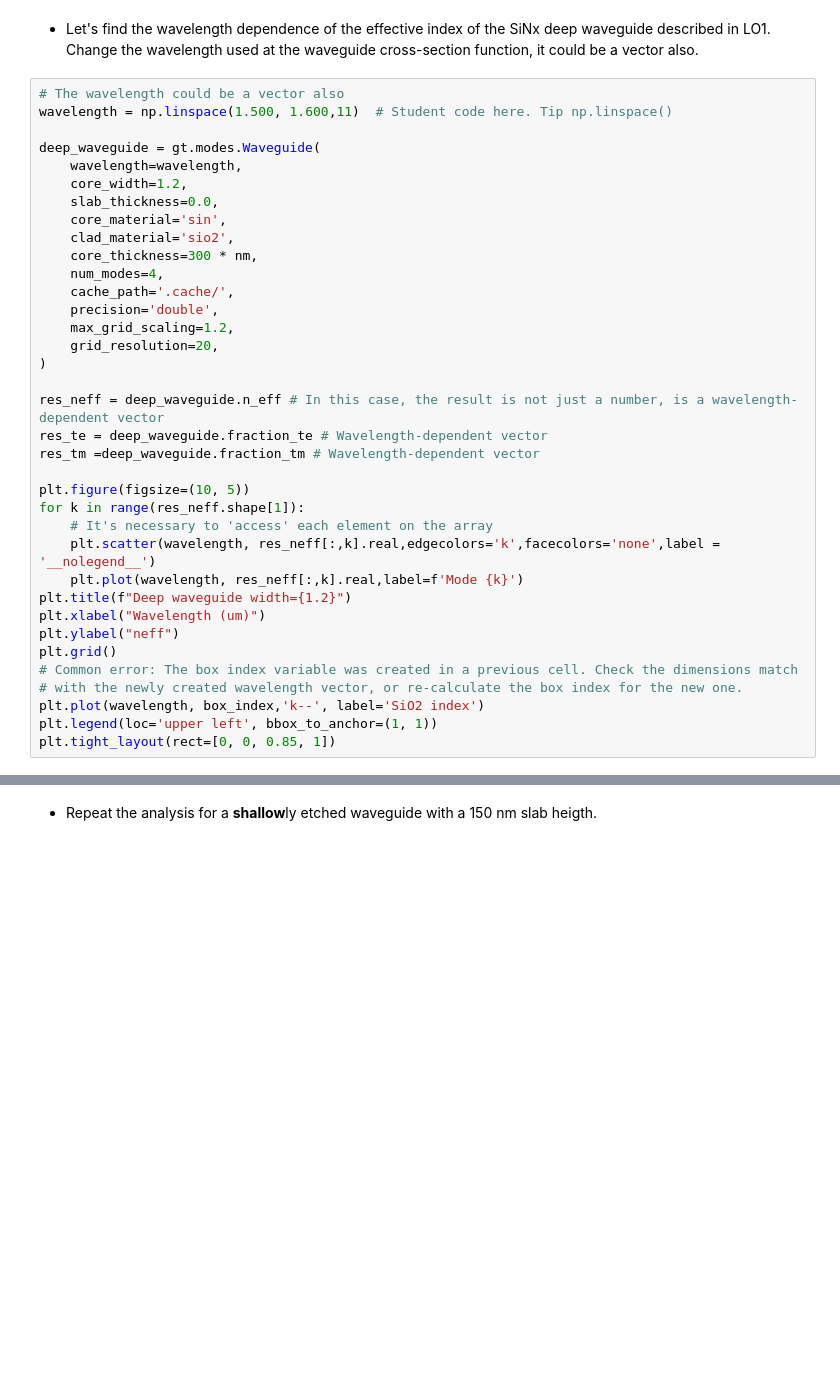
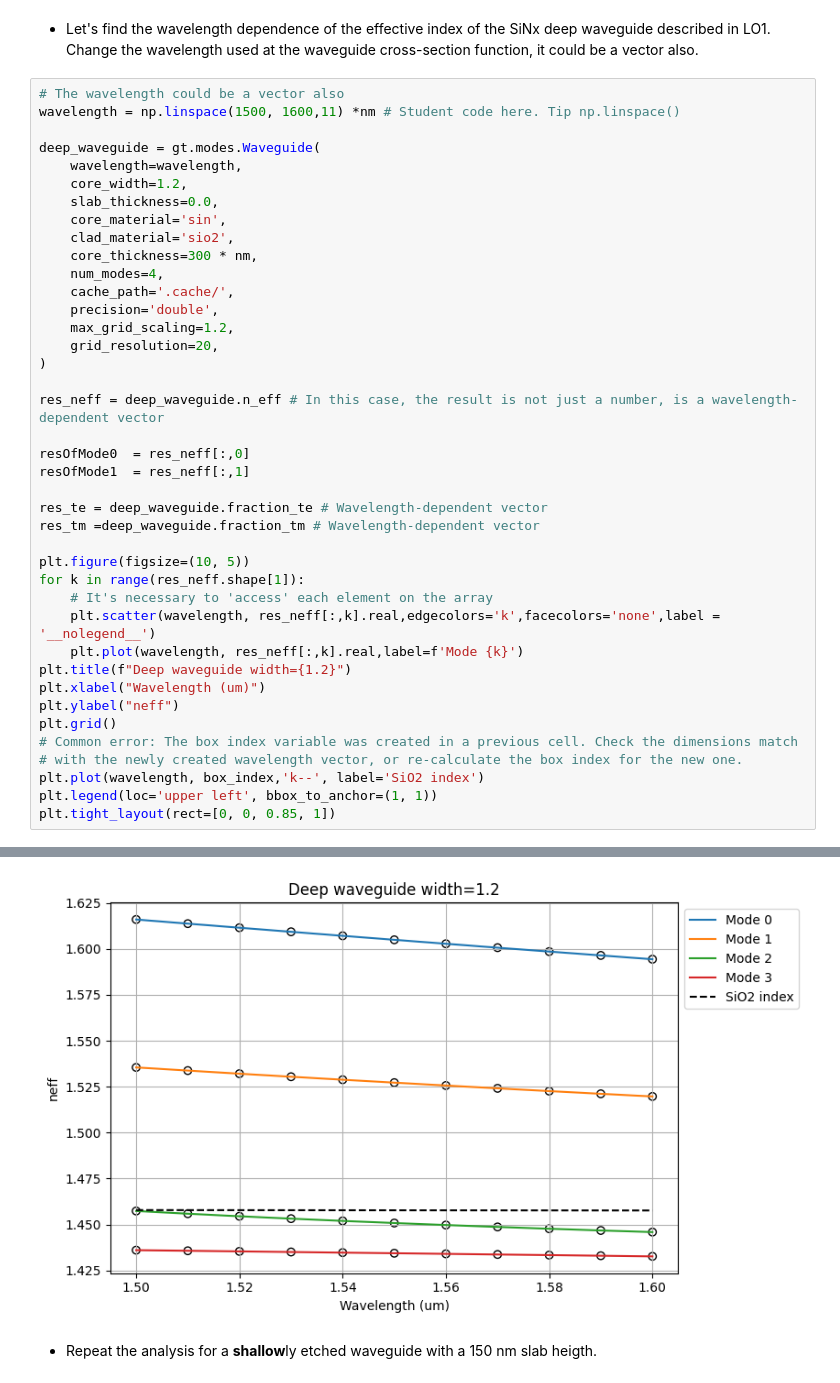
Before and after one commit to agargin/cifoin-lab1, a Jupyter notebook: WAVEGUIDES_Student.ipynb, the cells around one changed output, grey strips where cells are left out. Cells and saved outputs as stored; diff of their text form; blank space fills up the shorter version.

```diff
--- a/WAVEGUIDES_Student.ipynb
+++ b/WAVEGUIDES_Student.ipynb
@@ -185,7 +179,7 @@ These results are derived from a numerical method used to solve the EM problem,
 - Let's find the wavelength dependence of the effective index of the SiNx deep waveguide described in LO1. Change the wavelength used at the waveguide cross-section function, it could be a vector also.
 # %%
 # The wavelength could be a vector also
-wavelength = np.linspace(1.500, 1.600,11)  # Student code here. Tip np.linspace()
+wavelength = np.linspace(1500, 1600,11) *nm # Student code here. Tip np.linspace()
 
 deep_waveguide = gt.modes.Waveguide(
     wavelength=wavelength,
@@ -202,6 +196,10 @@ deep_waveguide = gt.modes.Waveguide(
 )
 
 res_neff = deep_waveguide.n_eff # In this case, the result is not just a number, is a wavelength-dependent vector
+
+resOfMode0  = res_neff[:,0]
+resOfMode1  = res_neff[:,1]
+
 res_te = deep_waveguide.fraction_te # Wavelength-dependent vector
 res_tm =deep_waveguide.fraction_tm # Wavelength-dependent vector
 
@@ -248,3 +222,4 @@ plt.tight_layout(rect=[0, 0, 0.85, 1])
+[figure, added]
 # %% [markdown]
 - Repeat the analysis for a **shallow**ly etched waveguide with a 150 nm slab heigth.
 # %%
```
Also changed, not shown: parts of 20 cells of this notebook, 2 other files.
